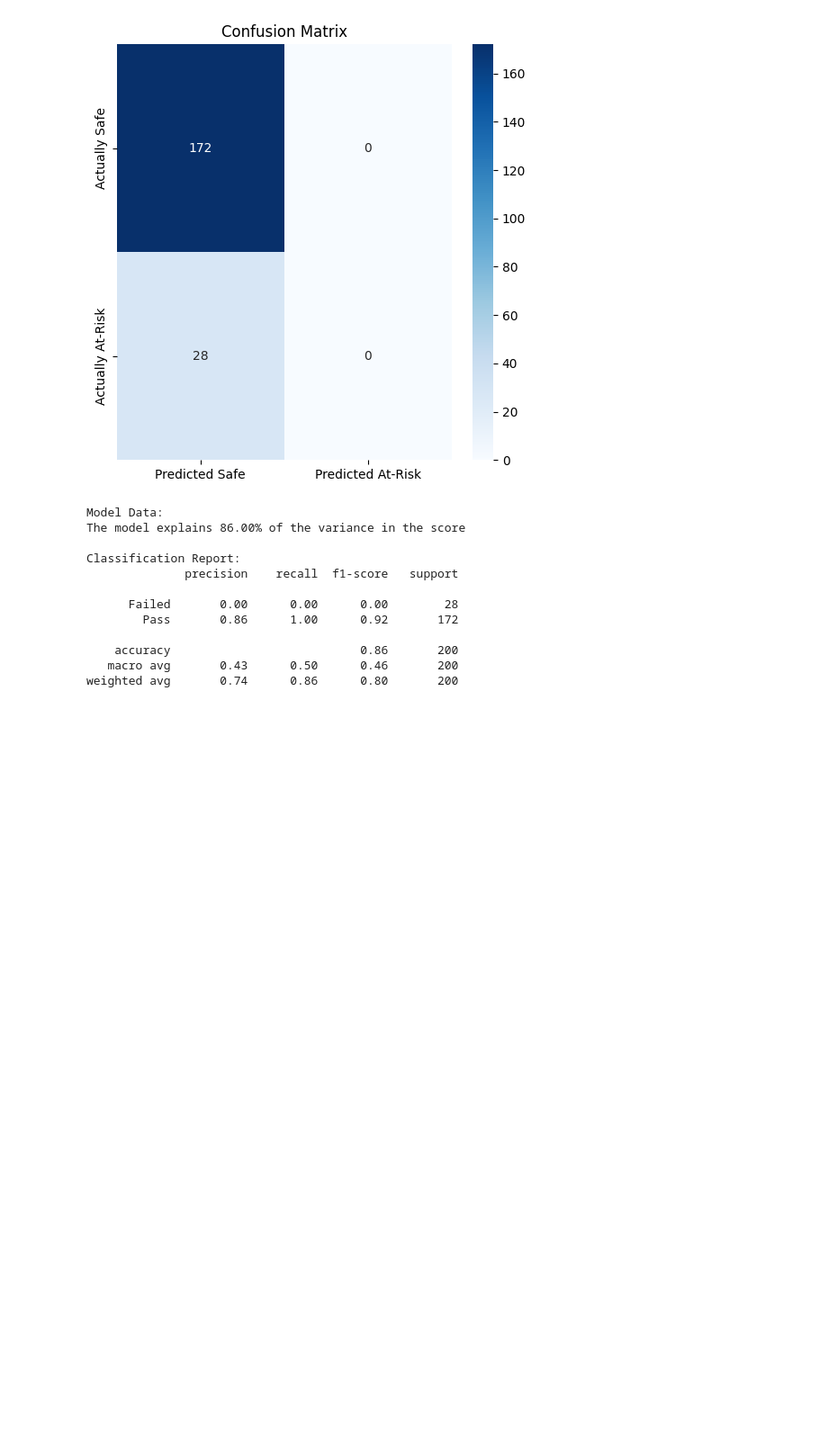
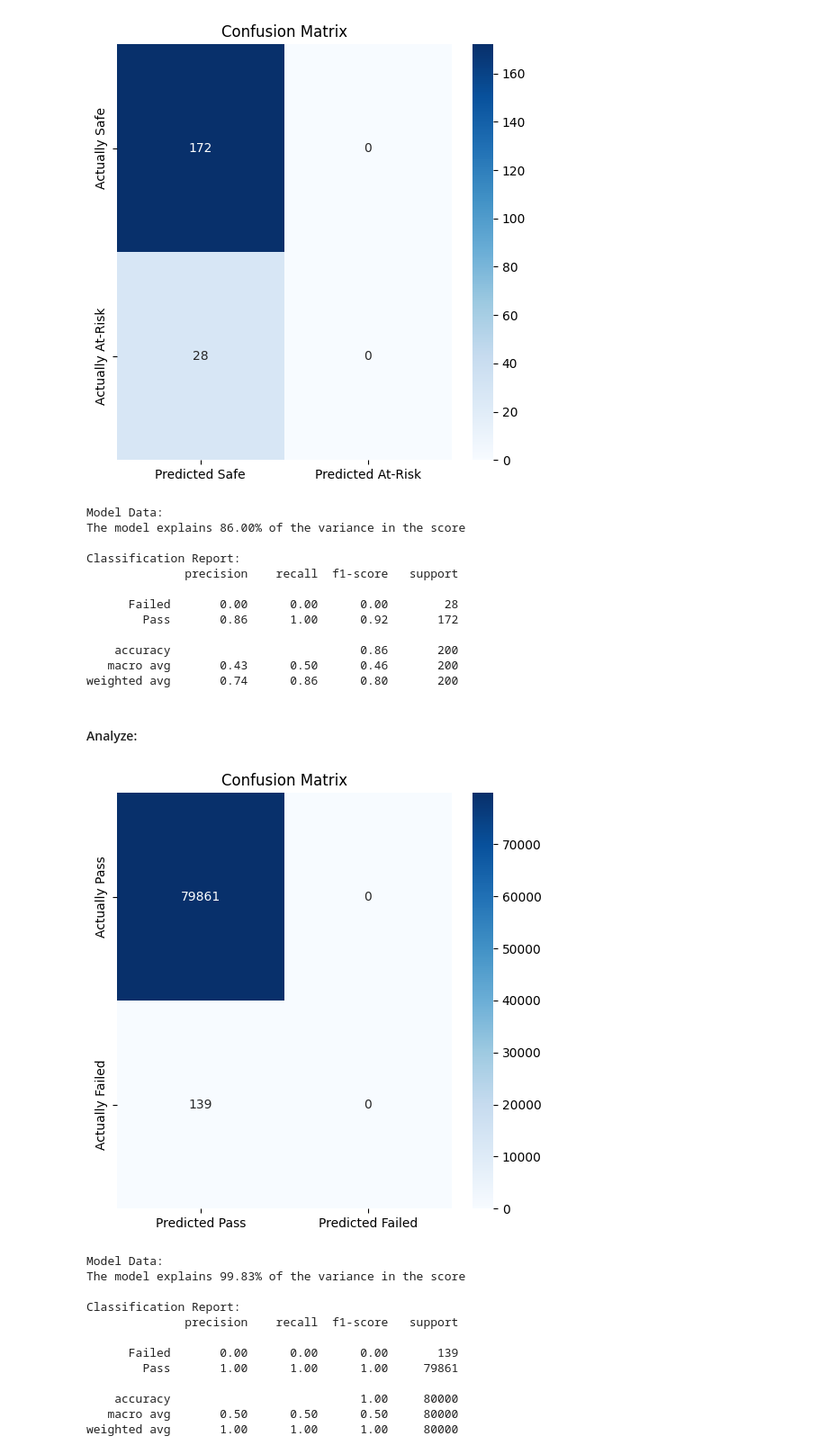
Before and after one commit to Kristiyan24/SoftUni-Students-Performance-Retake, a Jupyter notebook: report/report.ipynb, the cells around one changed output. Shown at 90% size. Saved outputs shown, nothing was run; the diff lists cells and outputs as text; code cells hidden in the pictures; blank space fills up the shorter version.

Commit message:
Add Distraction Analyze

```diff
--- a/report/report.ipynb
+++ b/report/report.ipynb
@@ -342,3 +342,40 @@ Classification Report:
     accuracy                           0.86       200
    macro avg       0.43      0.50      0.46       200
 weighted avg       0.74      0.86      0.80       200
+# %% [markdown]
+#### Analyze:
+# %%
+X_test = analyze_table[['netflix', 'social', 'attendance', 'job']]
+Y_test = analyze_table['pass']
+
+Y_pred = model.predict(X_test)
+
+matrix = confusion_matrix(Y_test, Y_pred, labels=['Pass', 'Failed'])
+# %%
+plt.figure(figsize=(6,6))
+plt.title('Confusion Matrix')
+plt.xlabel('What the Model Guessed')
+plt.ylabel('The Actual Truth')
+sns.heatmap(matrix, annot=True, fmt='d', cmap='Blues', xticklabels=['Predicted Pass', 'Predicted Failed'], yticklabels=['Actually Pass', 'Actually Failed'])
+plt.show()
+
+# Calculate overall accuracy
+print("Model Data:")
+print(f"The model explains {accuracy_score(Y_test, Y_pred) * 100:.2f}% of the variance in the score")
+print()
+print("Classification Report:")
+print(classification_report(Y_test, Y_pred, zero_division=0))
+# %% [output]
+[figure, added]
+Model Data:
+The model explains 99.83% of the variance in the score
+
+Classification Report:
+              precision    recall  f1-score   support
+
+      Failed       0.00      0.00      0.00       139
+        Pass       1.00      1.00      1.00     79861
+
+    accuracy                           1.00     80000
+   macro avg       0.50      0.50      0.50     80000
+weighted avg       1.00      1.00      1.00     80000
```
Also changed, not shown: parts of 1 cell of this notebook.
